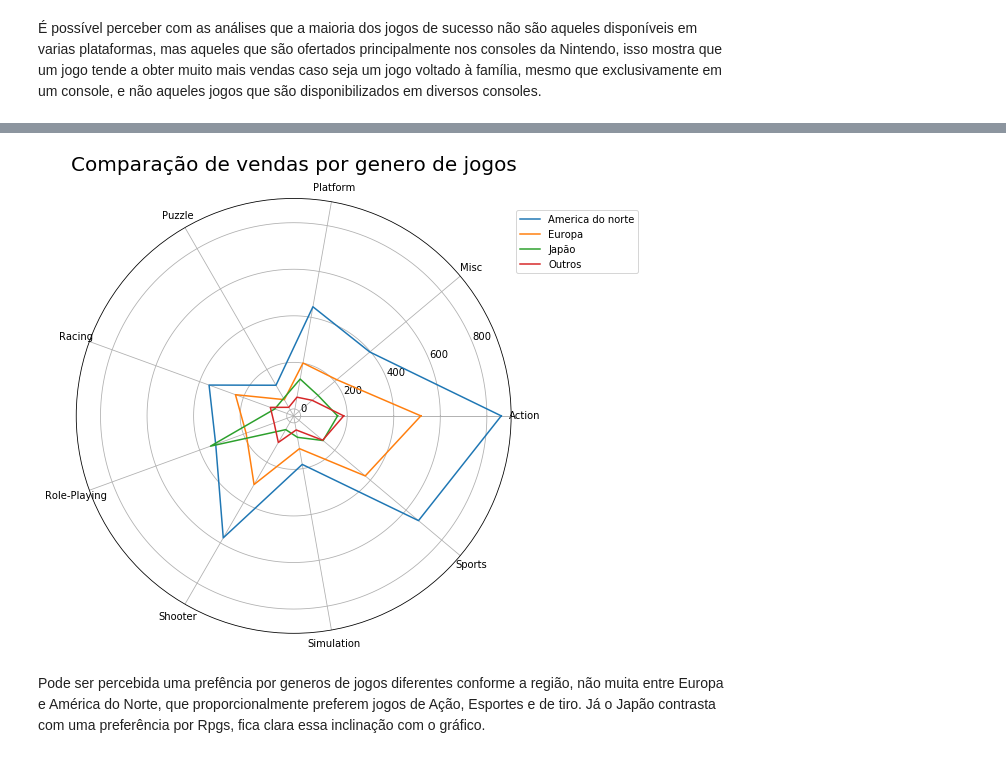
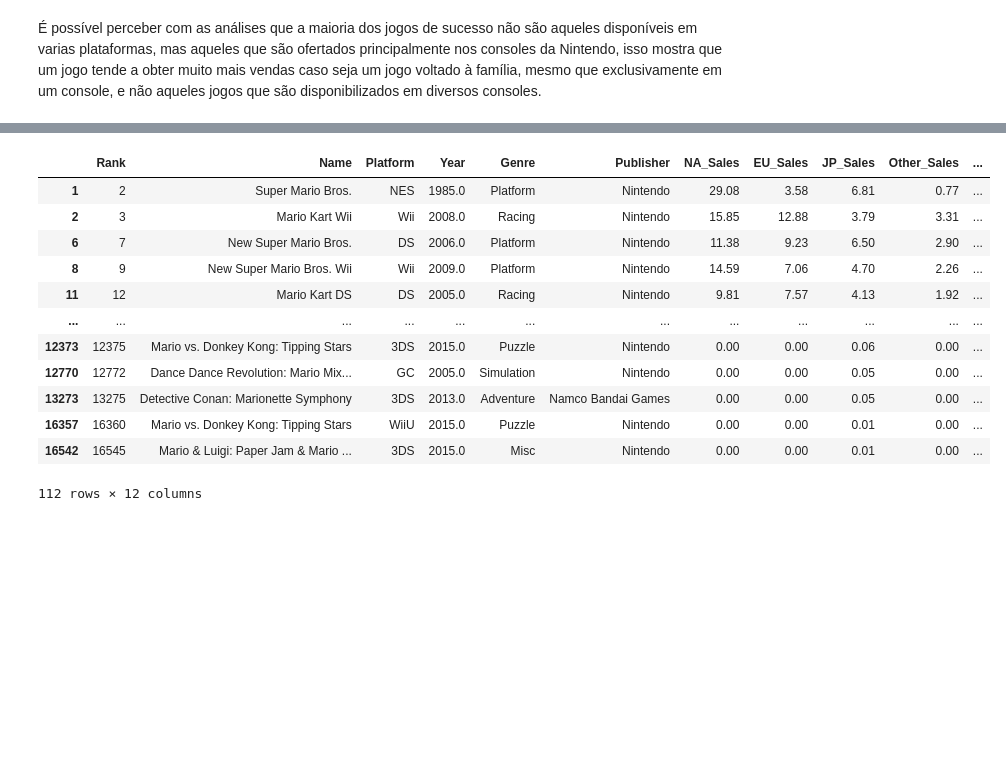
Before and after one commit to VanessaWille/visualizacao_vgsales, a Jupyter notebook: Luques.ipynb, the cells around one changed output, grey strips where cells are left out. Cells and saved outputs as stored; diff of their text form; code cells hidden in the pictures; blank space fills up the shorter version.

```diff
--- a/Luques.ipynb
+++ b/Luques.ipynb
@@ -124,28 +116,18 @@ list((df_fav_genres["NA_Sales"]).index)
-# %%
-categories = list((df_fav_genres["NA_Sales"]).index)
-
-NA_sales = list(df_fav_genres["NA_Sales"])
-NA_sales += [NA_sales[0]]
-EU_Sales = list(df_fav_genres["EU_Sales"])
-EU_Sales += [EU_Sales[0]]
-JP_Sales = list(df_fav_genres["JP_Sales"])
-JP_Sales += [JP_Sales[0]]
-Other_Sales = list(df_fav_genres["Other_Sales"])
-Other_Sales += [Other_Sales[0]]
-
-label_loc = np.linspace(start=0, stop=2 * np.pi, num=len(NA_sales))
-
-plt.figure(figsize=(8, 8))
-plt.subplot(polar=True)
-plt.plot(label_loc, NA_sales, label='America do norte')
-plt.plot(label_loc, EU_Sales, label='Europa')
-plt.plot(label_loc, JP_Sales, label='Japão')
-plt.plot(label_loc, Other_Sales, label='Outros')
-plt.title('Comparação de vendas por genero de jogos', size=20)
-lines, labels = plt.thetagrids(np.degrees(label_loc), labels=categories)
-plt.legend(loc='center left', bbox_to_anchor=(1, 0.9))
-plt.show()
-# %% [output]
-[figure, removed]
-# %% [markdown]
-Pode ser percebida uma prefência por generos de jogos diferentes conforme a região, não muita entre Europa e América do Norte, que proporcionalmente preferem jogos de Ação, Esportes e de tiro. Já o Japão contrasta com uma preferência por Rpgs, fica clara essa inclinação com o gráfico.
+# %%
+df_pokemon = df.loc[df["Name"].str.contains("Pokemon")]
+df_mario = df.loc[df["Name"].str.contains("Mario")]
+df_mario
+# %% [output]
+|  | Rank | Name | Platform | Year | Genre | Publisher | NA_Sales | EU_Sales | JP_Sales | Other_Sales | ... |
+| 1 | 2 | Super Mario Bros. | NES | 1985.0 | Platform | Nintendo | 29.08 | 3.58 | 6.81 | 0.77 | ... |
+| 2 | 3 | Mario Kart Wii | Wii | 2008.0 | Racing | Nintendo | 15.85 | 12.88 | 3.79 | 3.31 | ... |
+| 6 | 7 | New Super Mario Bros. | DS | 2006.0 | Platform | Nintendo | 11.38 | 9.23 | 6.50 | 2.90 | ... |
+| 8 | 9 | New Super Mario Bros. Wii | Wii | 2009.0 | Platform | Nintendo | 14.59 | 7.06 | 4.70 | 2.26 | ... |
+| 11 | 12 | Mario Kart DS | DS | 2005.0 | Racing | Nintendo | 9.81 | 7.57 | 4.13 | 1.92 | ... |
+| ... | ... | ... | ... | ... | ... | ... | ... | ... | ... | ... | ... |
+| 12373 | 12375 | Mario vs. Donkey Kong: Tipping Stars | 3DS | 2015.0 | Puzzle | Nintendo | 0.00 | 0.00 | 0.06 | 0.00 | ... |
+| 12770 | 12772 | Dance Dance Revolution: Mario Mix... | GC | 2005.0 | Simulation | Nintendo | 0.00 | 0.00 | 0.05 | 0.00 | ... |
+| 13273 | 13275 | Detective Conan: Marionette Symphony | 3DS | 2013.0 | Adventure | Namco Bandai Games | 0.00 | 0.00 | 0.05 | 0.00 | ... |
+| 16357 | 16360 | Mario vs. Donkey Kong: Tipping Stars | WiiU | 2015.0 | Puzzle | Nintendo | 0.00 | 0.00 | 0.01 | 0.00 | ... |
+| 16542 | 16545 | Mario & Luigi: Paper Jam & Mario ... | 3DS | 2015.0 | Misc | Nintendo | 0.00 | 0.00 | 0.01 | 0.00 | ... |
+112 rows × 12 columns
```
Also changed, not shown: parts of 3 cells of this notebook.
